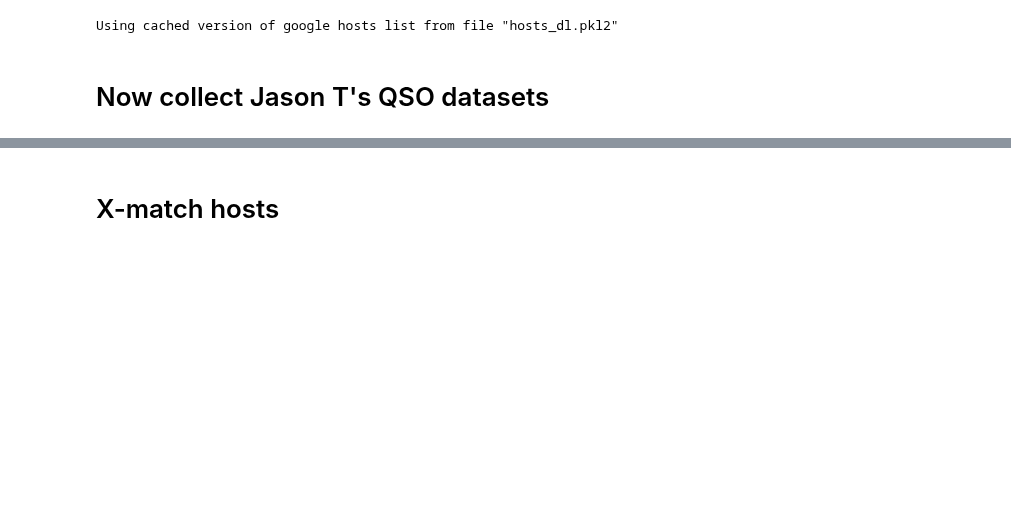
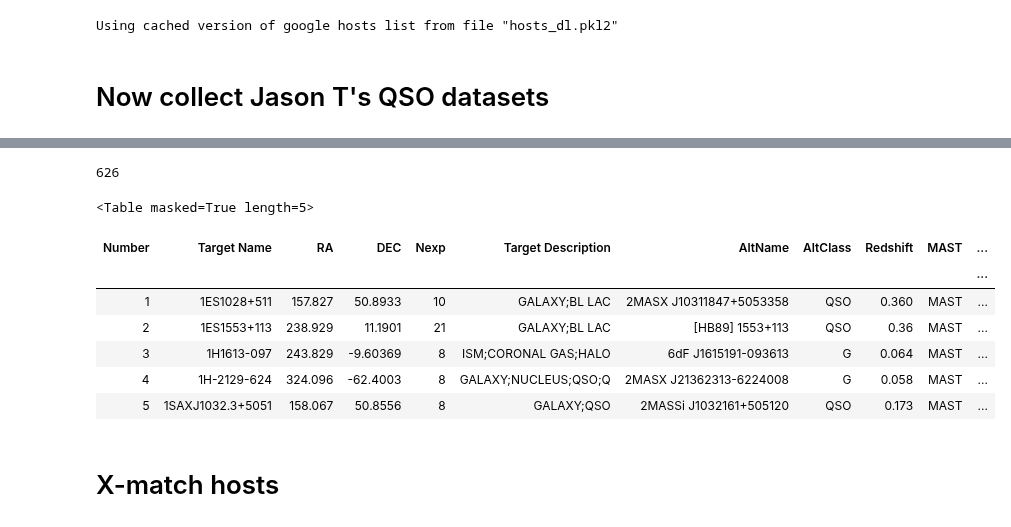
Before and after one commit to sagasurvey/erik, a Jupyter notebook: ipython_notebooks/QSO Checks.ipynb, the cells around one changed output, grey strips where cells are left out. Drawn from its saved outputs; the diff is of its cells as text; code cells hidden in the pictures; blank space fills up the shorter version.

```diff
--- a/ipython_notebooks/QSO Checks.ipynb
+++ b/ipython_notebooks/QSO Checks.ipynb
@@ -174,0 +191,3 @@ uvqs_good_tab[:5].show_in_notebook()
+# %%
+hsla_url = 'https://archive.stsci.edu/missions/hst/spectral_legacy/samples/QSOALS_sample.html'
+hsla_qso_tab = table.Table.read(hsla_url, format='html')
@@ -174,0 +211,15 @@ uvqs_good_tab[:5].show_in_notebook()
+# %%
+add_coord_to_tab(hsla_qso_tab, 'RA', 'DEC')
+print(len(hsla_qso_tab))
+
+hsla_qso_tab[:5].show_in_notebook()
+# %% [output]
+626
+<Table masked=True length=5>
+| Number | Target Name | RA | DEC | Nexp | Target Description | AltName | AltClass | Redshift | MAST | ... |
+|  |  |  |  |  |  |  |  |  |  | ... |
+| 1 | 1ES1028+511 | 157.827 | 50.8933 | 10 | GALAXY;BL LAC | 2MASX J10311847+5053358 | QSO | 0.360 | MAST | ... |
+| 2 | 1ES1553+113 | 238.929 | 11.1901 | 21 | GALAXY;BL LAC | [HB89] 1553+113 | QSO | 0.36 | MAST | ... |
+| 3 | 1H1613-097 | 243.829 | -9.60369 | 8 | ISM;CORONAL GAS;HALO | 6dF J1615191-093613 | G | 0.064 | MAST | ... |
+| 4 | 1H-2129-624 | 324.096 | -62.4003 | 8 | GALAXY;NUCLEUS;QSO;Q | 2MASX J21362313-6224008 | G | 0.058 | MAST | ... |
+| 5 | 1SAXJ1032.3+5051 | 158.067 | 50.8556 | 8 | GALAXY;QSO | 2MASSi J1032161+505120 | QSO | 0.173 | MAST | ... |
```
Also changed, not shown: parts of 12 cells of this notebook.
